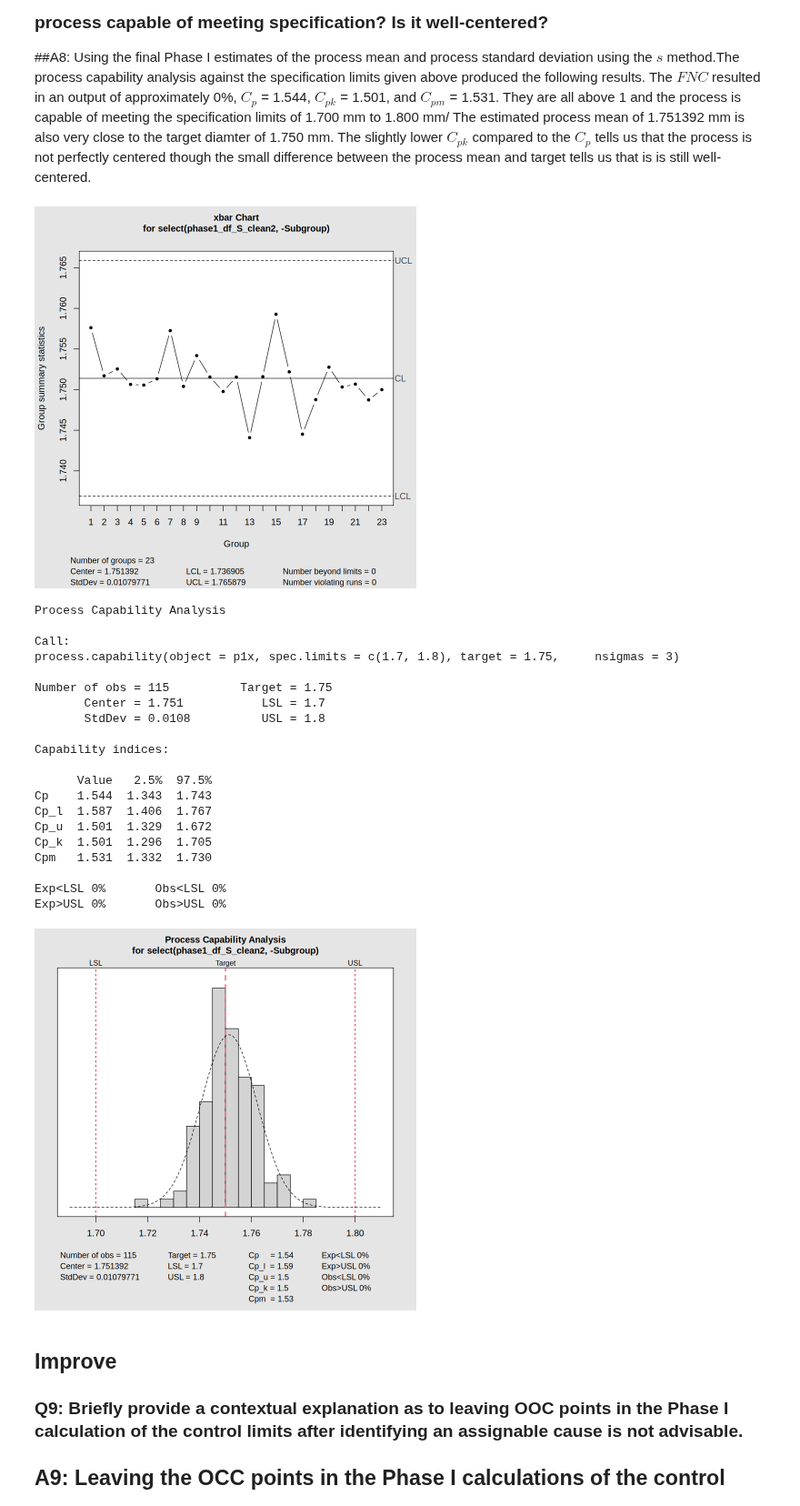
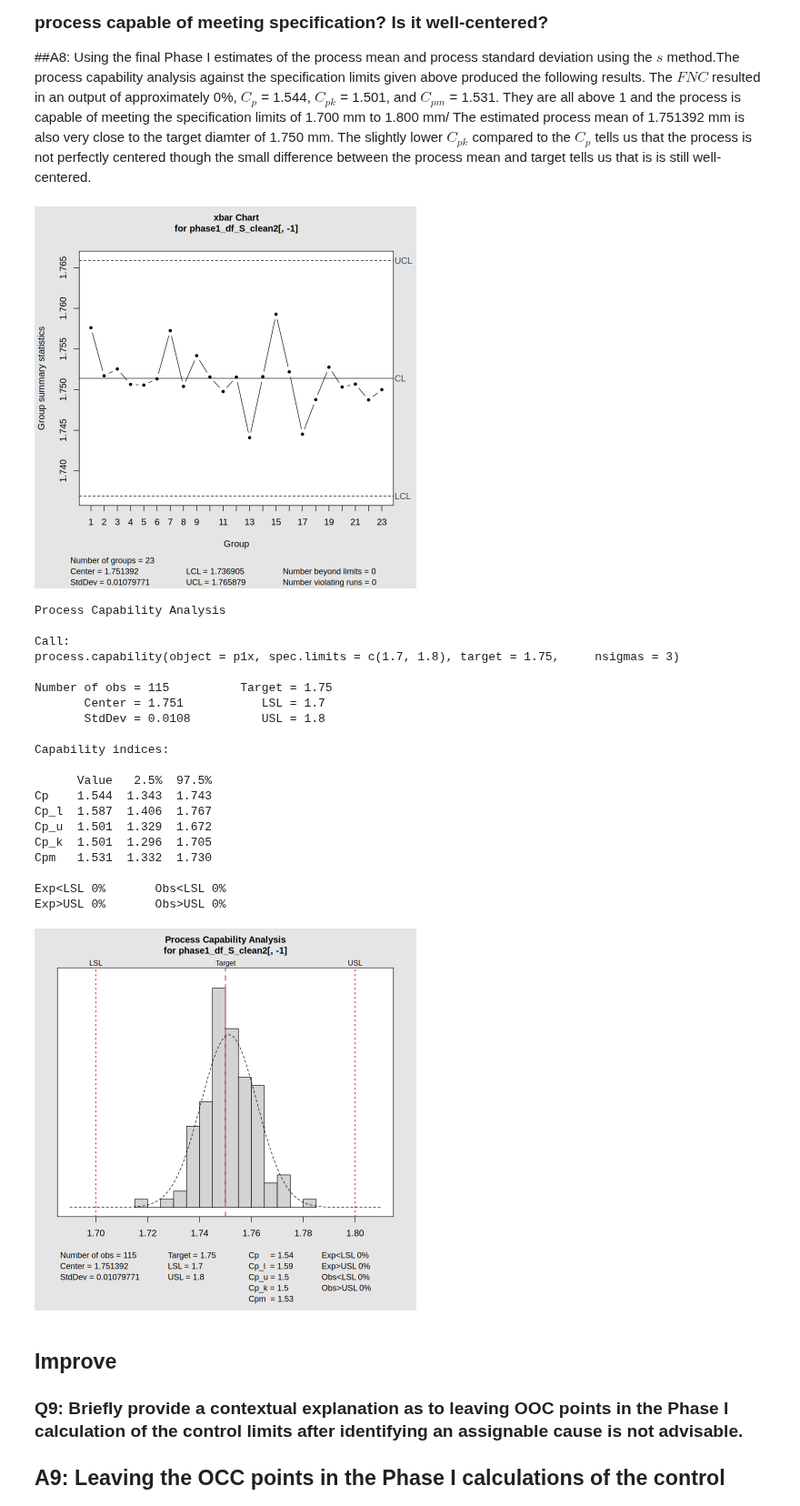
Before and after one commit to garrettspringsted/STAT-7110-Quality-Control, a Jupyter notebook: Assignments/HW1/STAT-7110-HW1.ipynb, the cells around one changed output. Shown at 91% size. Saved outputs shown, nothing was run; the diff lists cells and outputs as text; code cells hidden in the pictures.

```diff
--- a/Assignments/HW1/STAT-7110-HW1.ipynb
+++ b/Assignments/HW1/STAT-7110-HW1.ipynb
@@ -234,18 +234,18 @@ phase1_xbar_S_clean <- qcc(phase1_df_S_clean2 |> select[,-1],
 ##A8: Using the final Phase I estimates of the process mean and process standard deviation using the $s$ method.The process capability analysis against the specification limits given above produced the following results. The $FNC$ resulted in an output of approximately 0%, $C_p$ = 1.544, $C_{pk}$ = 1.501, and $C_{pm}$ = 1.531. They are all above 1 and the process is capable of meeting the specification limits of 1.700 mm to 1.800 mm/ The estimated process mean of 1.751392 mm is also very close to the target diamter of 1.750 mm. The slightly lower $C_{pk}$ compared to the $C_p$ tells us that the process is not perfectly centered though the small difference between the process mean and target tells us that is is still well-centered.
 # %%
 ## Final Phase 1 and perform a process capability analysis ###
-p1x <- qcc(phase1_df_S_clean2 |> select(-Subgroup),
+p1x <- qcc(phase1_df_S_clean2[,-1],
                                         type="xbar",
                                         std.dev= sig_hat_S2,
                                         plot= TRUE)
 
 ## Analysis ##
 process.capability(p1x,
                    spec.limits = c(1.700, 1.800),
                    target= 1.750,
                    nsigmas = 3)
 # %% [output]
-[figure, old version]
+[figure, new version]
 Process Capability Analysis
 
 Call:
@@ -266,7 +266,7 @@ Cpm   1.531  1.332  1.730
 
 Exp<LSL 0%       Obs<LSL 0%
 Exp>USL 0%       Obs>USL 0%
-[figure, old version]
+[figure, new version]
 # %% [markdown]
 ## Improve
 
```
Also changed, not shown: parts of 7 cells of this notebook.
